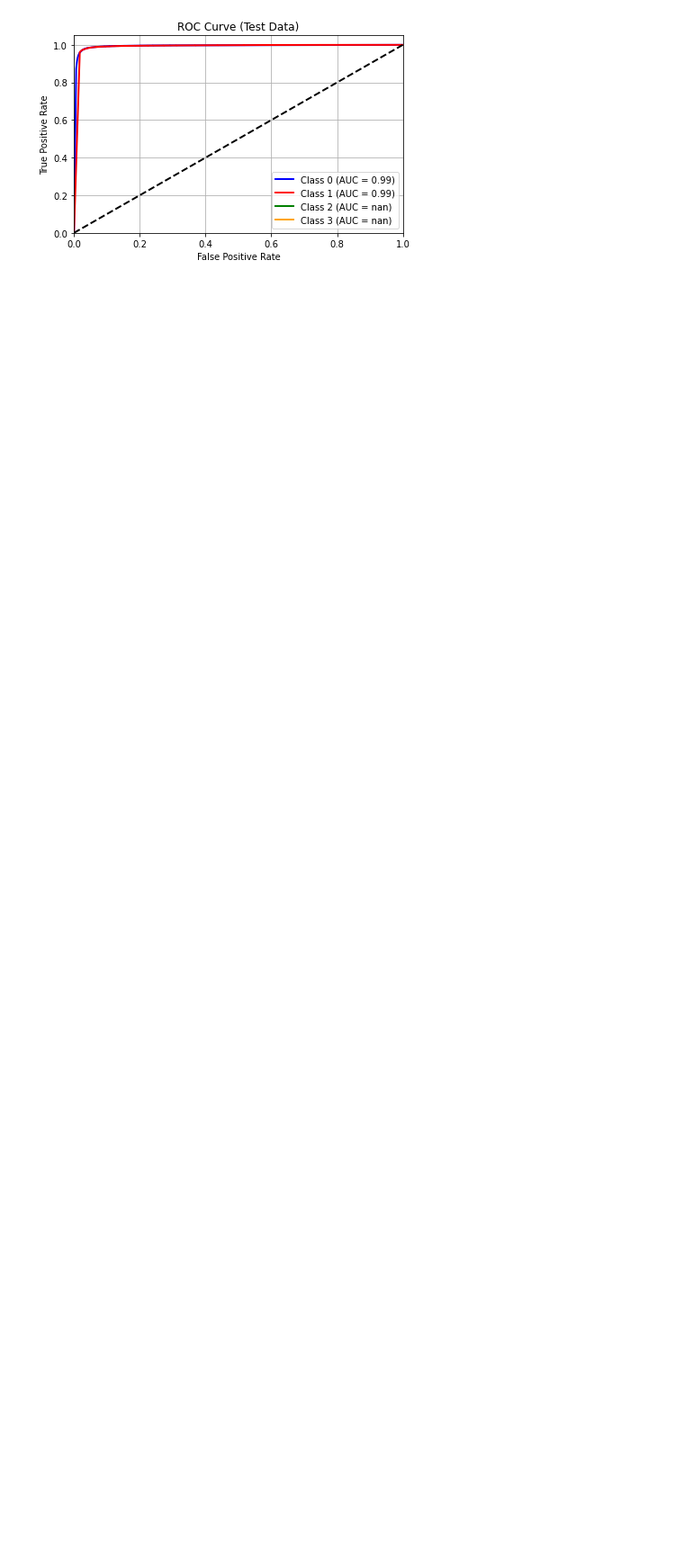
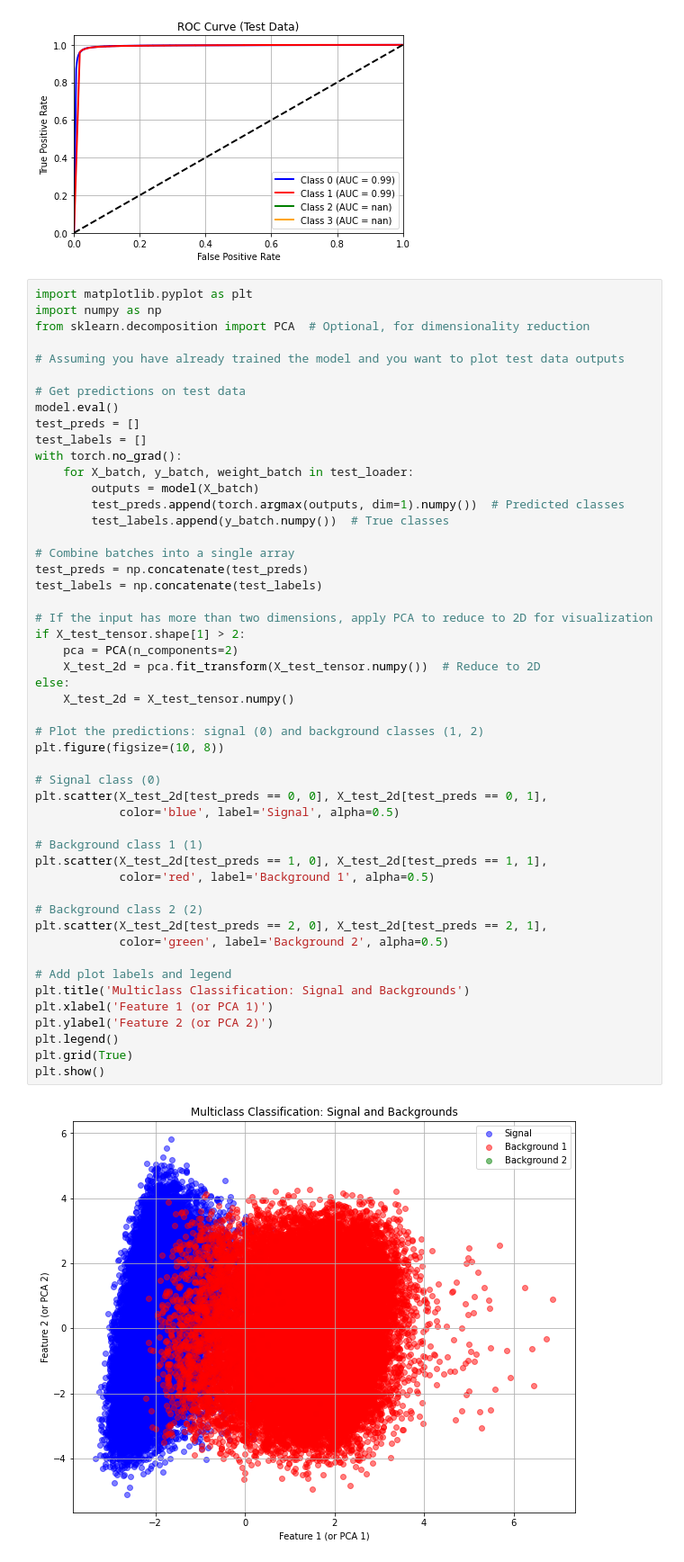
Before and after one commit to tiwariPC/hhbbgg_AwkwardAnalyzer, a Jupyter notebook: bdt/notebook/multiclass_classification.ipynb, the cells around one changed output. Shown at 90% size. Cells and saved outputs as stored; diff of their text form; blank space fills up the shorter version.

Commit message:
updated multiclass file

```diff
--- a/bdt/notebook/multiclass_classification.ipynb
+++ b/bdt/notebook/multiclass_classification.ipynb
@@ -1078,3 +722,55 @@ Epoch 5/5, Train Loss: 4506.1690, Train Accuracy: 0.9732
 Epoch 5/5, Test Loss: 1126.5804, Test Accuracy: 0.9731
 [figure]
 [figure]
+# %%
+import matplotlib.pyplot as plt
+import numpy as np
+from sklearn.decomposition import PCA  # Optional, for dimensionality reduction
+
+# Assuming you have already trained the model and you want to plot test data outputs
+
+# Get predictions on test data
+model.eval()
+test_preds = []
+test_labels = []
+with torch.no_grad():
+    for X_batch, y_batch, weight_batch in test_loader:
+        outputs = model(X_batch)
+        test_preds.append(torch.argmax(outputs, dim=1).numpy())  # Predicted classes
+        test_labels.append(y_batch.numpy())  # True classes
+
+# Combine batches into a single array
+test_preds = np.concatenate(test_preds)
+test_labels = np.concatenate(test_labels)
+
+# If the input has more than two dimensions, apply PCA to reduce to 2D for visualization
+if X_test_tensor.shape[1] > 2:
+    pca = PCA(n_components=2)
+    X_test_2d = pca.fit_transform(X_test_tensor.numpy())  # Reduce to 2D
+else:
+    X_test_2d = X_test_tensor.numpy()
+
+# Plot the predictions: signal (0) and background classes (1, 2)
+plt.figure(figsize=(10, 8))
+
+# Signal class (0)
+plt.scatter(X_test_2d[test_preds == 0, 0], X_test_2d[test_preds == 0, 1],
+            color='blue', label='Signal', alpha=0.5)
+
+# Background class 1 (1)
+plt.scatter(X_test_2d[test_preds == 1, 0], X_test_2d[test_preds == 1, 1],
+            color='red', label='Background 1', alpha=0.5)
+
+# Background class 2 (2)
+plt.scatter(X_test_2d[test_preds == 2, 0], X_test_2d[test_preds == 2, 1],
+            color='green', label='Background 2', alpha=0.5)
+
+# Add plot labels and legend
+plt.title('Multiclass Classification: Signal and Backgrounds')
+plt.xlabel('Feature 1 (or PCA 1)')
+plt.ylabel('Feature 2 (or PCA 2)')
+plt.legend()
+plt.grid(True)
+plt.show()
+# %% [output]
+[figure, added]
```
Also changed, not shown: parts of 16 cells of this notebook.
